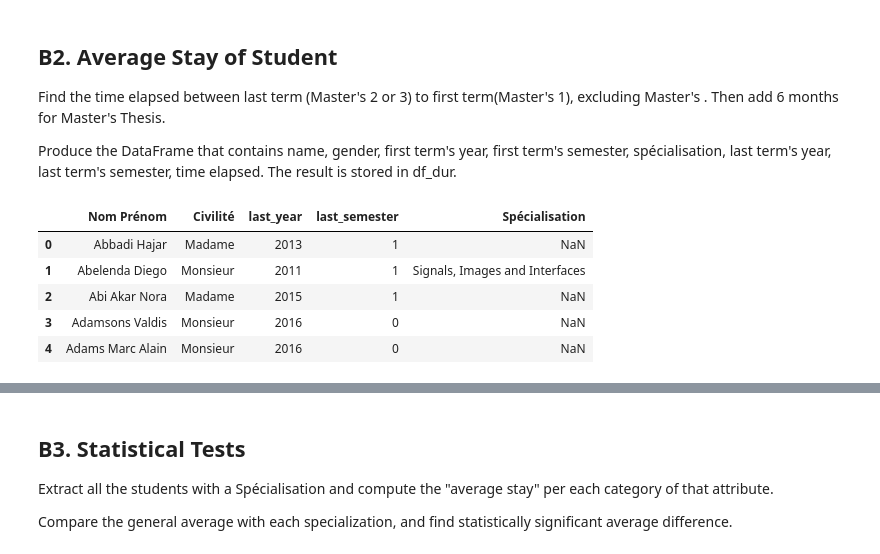
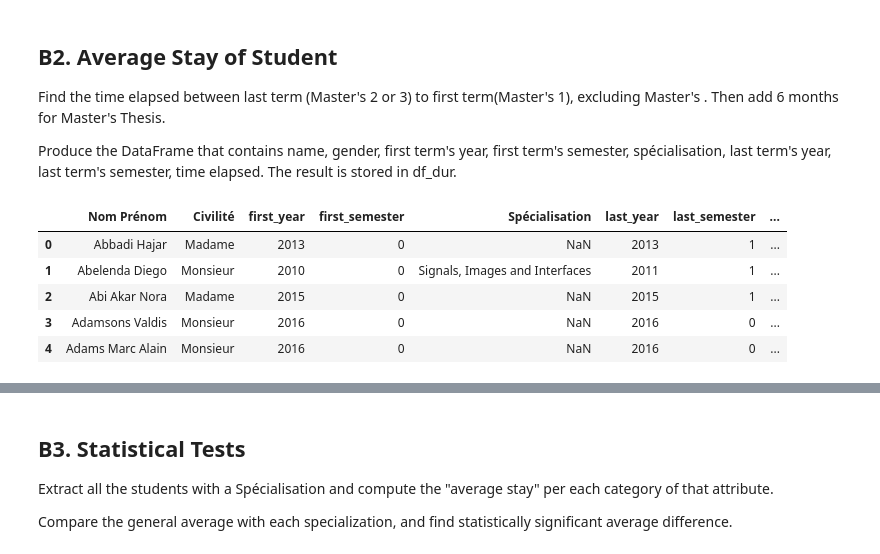
Before and after one commit to kirtanp/ADA-EPFL-2016, a Jupyter notebook: Lab2/Part 2 - Master's Data.ipynb, the cells around one changed output, grey strips where cells are left out. Drawn from its saved outputs; the diff is of its cells as text; code cells hidden in the pictures.

```diff
--- a/Lab2/Master's Data.ipynb
+++ b/Lab2/Part 2 - Master's Data.ipynb
@@ -119,6 +126,3 @@ pickle.dump(df_masters, open( "df_masters.p", "wb" ) )
 # %%
 # opening the file
 df_masters = pickle.load( open( "df_masters.p", "rb" ) )
-# %%
-#Finally, we concatenate all the dataframes from the list of dataframes to create one single DataFrame with all the information
-df_masters=pd.concat(list_df_masters,ignore_index=True);
@@ -220,9 +217,11 @@ last_row.reset_index(inplace=True)
+# %%
+df_dur['average_stay_months'] = (df_dur['last_year'] - df_dur['first_year'])*12 + (df_dur['last_semester'] - df_dur['first_semester'])*6 + 6 + 6
 # %%
-last_row.head()
+df_dur.head()
 # %% [output]
-|  | Nom Prénom | Civilité | last_year | last_semester | Spécialisation |
-| 0 | Abbadi Hajar | Madame | 2013 | 1 | NaN |
-| 1 | Abelenda Diego | Monsieur | 2011 | 1 | Signals, Images and Interfaces |
-| 2 | Abi Akar Nora | Madame | 2015 | 1 | NaN |
-| 3 | Adamsons Valdis | Monsieur | 2016 | 0 | NaN |
-| 4 | Adams Marc Alain | Monsieur | 2016 | 0 | NaN |
+|  | Nom Prénom | Civilité | first_year | first_semester | Spécialisation | last_year | last_semester | ... |
+| 0 | Abbadi Hajar | Madame | 2013 | 0 | NaN | 2013 | 1 | ... |
+| 1 | Abelenda Diego | Monsieur | 2010 | 0 | Signals, Images and Interfaces | 2011 | 1 | ... |
+| 2 | Abi Akar Nora | Madame | 2015 | 0 | NaN | 2015 | 1 | ... |
+| 3 | Adamsons Valdis | Monsieur | 2016 | 0 | NaN | 2016 | 0 | ... |
+| 4 | Adams Marc Alain | Monsieur | 2016 | 0 | NaN | 2016 | 0 | ... |
```
Also changed, not shown: parts of 15 cells of this notebook, 3 other files.
